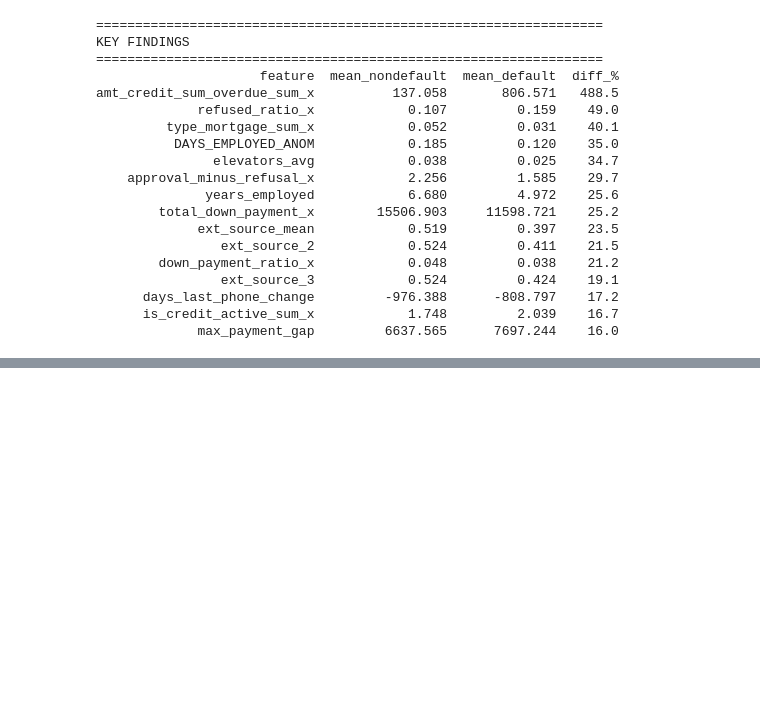
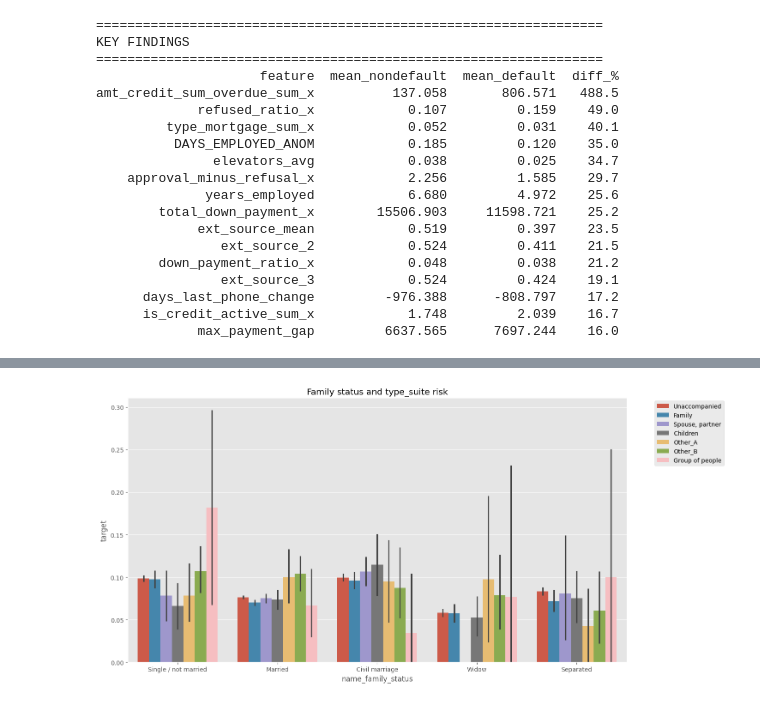
Before and after one commit to ruslancabbarov/Home-Credit-Risk-Management, a Jupyter notebook: Notebooks/EDA.ipynb, the cells around one changed output, grey strips where cells are left out. Saved outputs shown, nothing was run; the diff lists cells and outputs as text; code cells hidden in the pictures; blank space fills up the shorter version.

```diff
--- a/Notebooks/EDA.ipynb
+++ b/Notebooks/EDA.ipynb
@@ -514,0 +575,8 @@ from sklearn.preprocessing import LabelEncoder
+# %%
+plt.figure(figsize=(15,8))
+sns.barplot(x='name_family_status', y='target', hue='name_type_suite', data=df)
+plt.title('Family status and type_suite risk')
+plt.legend(bbox_to_anchor=(1.05, 1), loc='upper left')
+plt.show()
+# %% [output]
+[figure, added]
```
Also changed, not shown: parts of 22 cells of this notebook.
